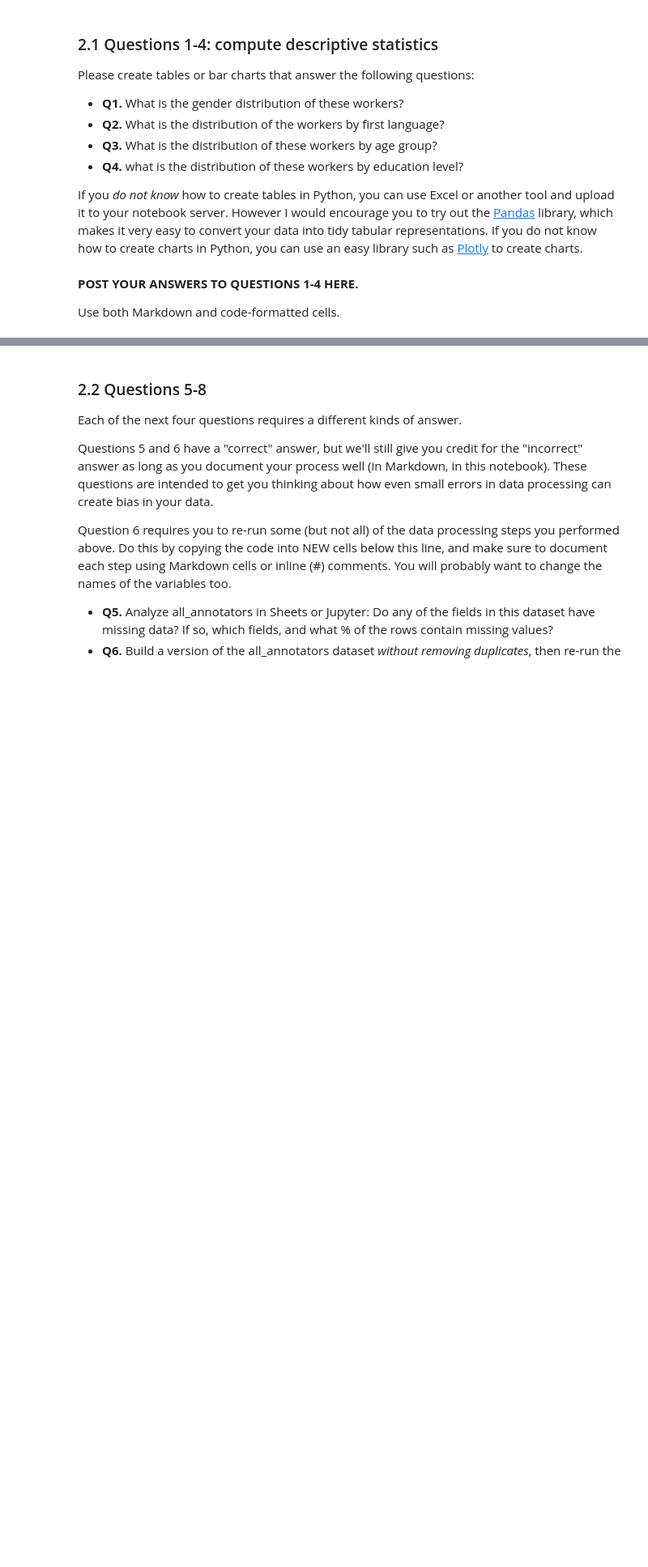
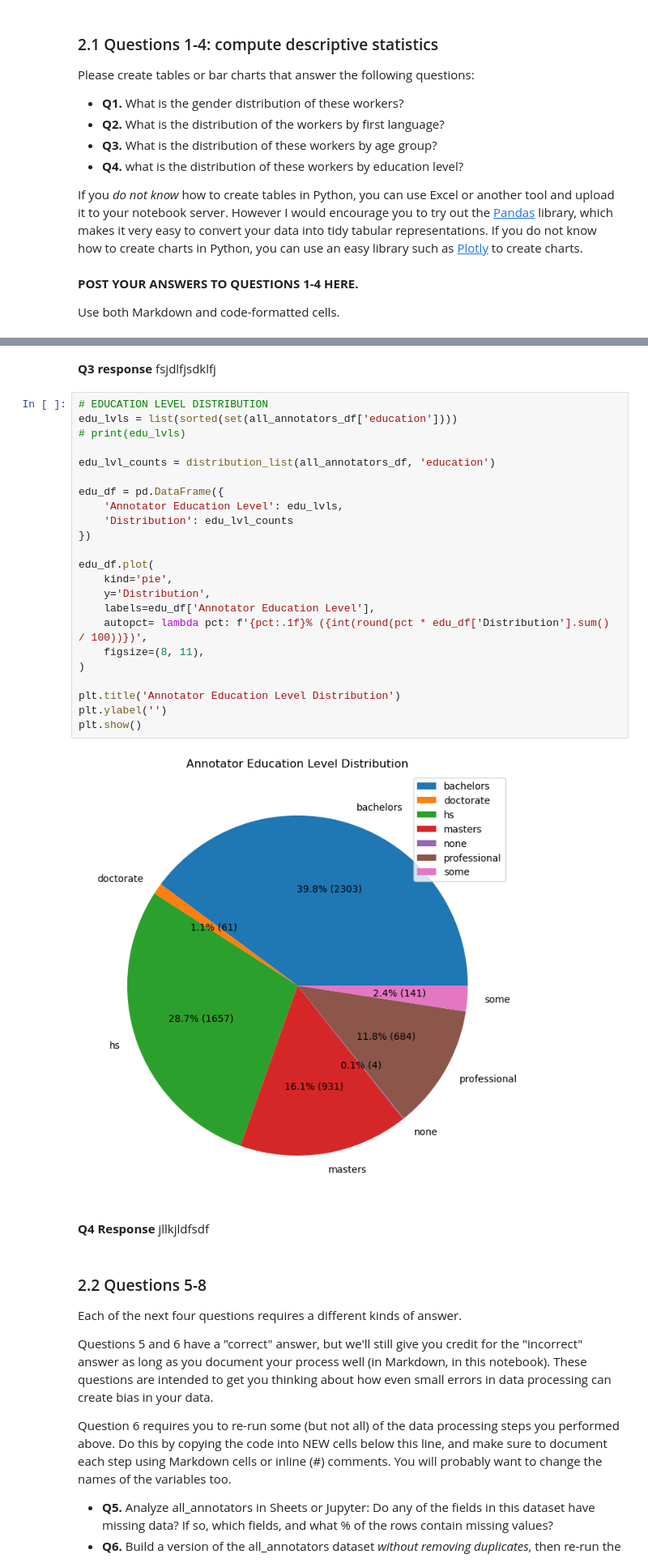
Before and after one commit to linvariel/hcde-410, a Jupyter notebook: A2/hcde410-a2.ipynb, the cells around one changed output, grey strips where cells are left out. Shown at 81% size. Cells and saved outputs as stored; diff of their text form; blank space fills up the shorter version.

```diff
--- a/A2/hcde410-a2.ipynb
+++ b/A2/hcde410-a2.ipynb
@@ -536,3 +550,34 @@ plt.show()
+# %% [markdown]
+**Q3 response**
+fsjdlfjsdklfj
+# %%
+# EDUCATION LEVEL DISTRIBUTION
+edu_lvls = list(sorted(set(all_annotators_df['education'])))
+# print(edu_lvls)
+
+edu_lvl_counts = distribution_list(all_annotators_df, 'education')
+
+edu_df = pd.DataFrame({
+    'Annotator Education Level': edu_lvls,
+    'Distribution': edu_lvl_counts
+})
+
+edu_df.plot(
+    kind='pie',
+    y='Distribution',
+    labels=edu_df['Annotator Education Level'],
+    autopct= lambda pct: f'{pct:.1f}% ({int(round(pct * edu_df['Distribution'].sum() / 100))})',
+    figsize=(8, 11),
+)
+
+plt.title('Annotator Education Level Distribution')
+plt.ylabel('')
+plt.show()
+# %% [output]
+[figure, added]
+# %% [markdown]
+**Q4 Response**
+jllkjldfsdf
 # %% [markdown]
 ### 2.2 Questions 5-8
 
```
Also changed, not shown: parts of 6 cells of this notebook.
